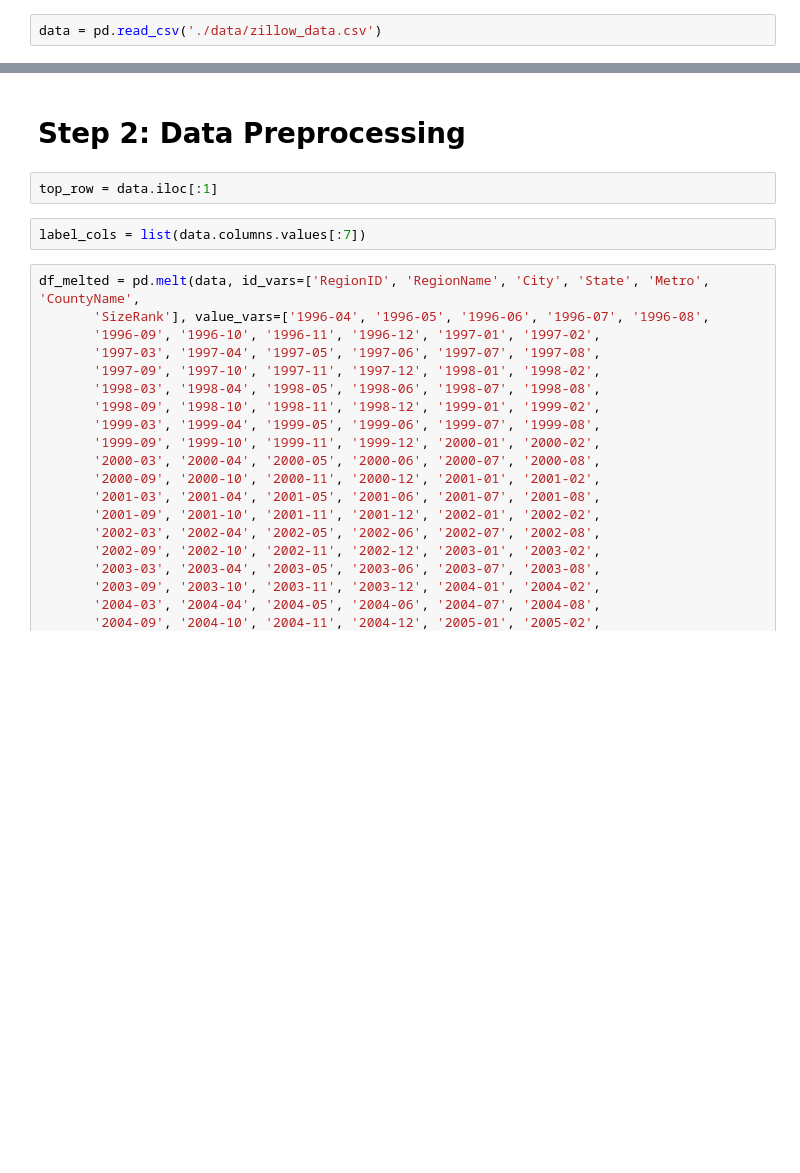
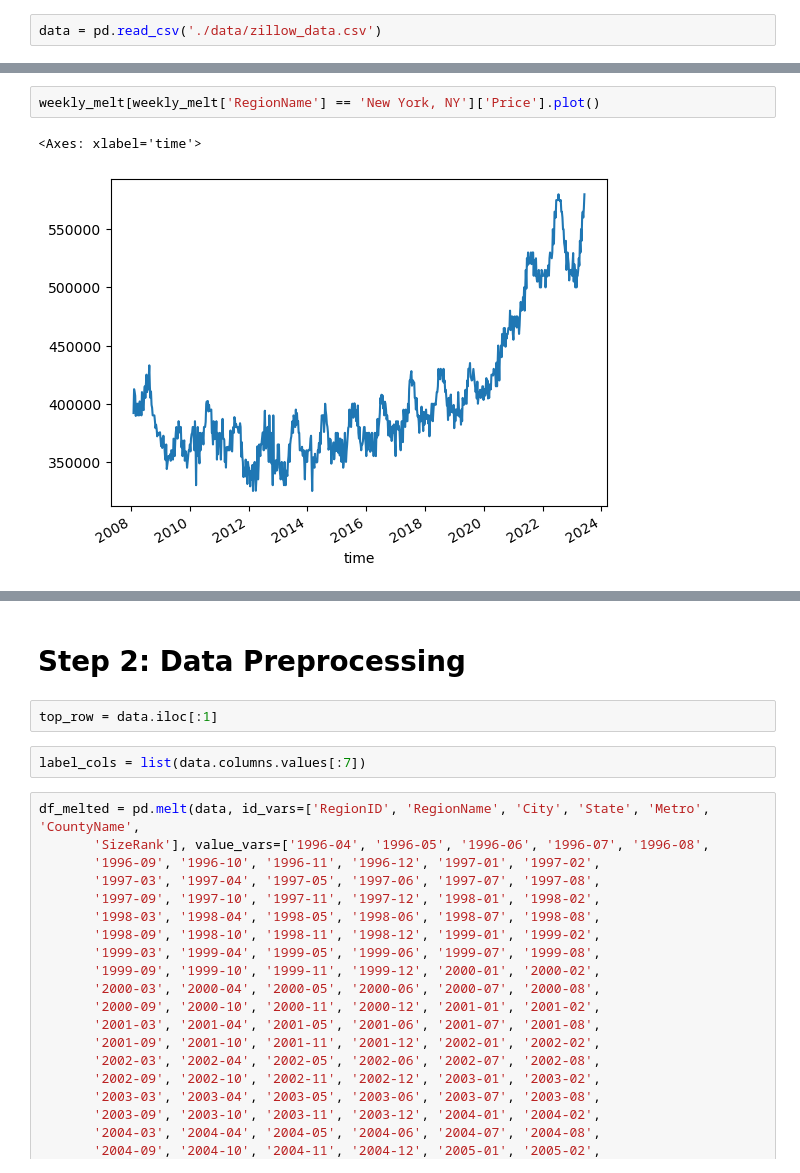
Before and after one commit to ewestrich/Investment-Time-Series-Forecasting, a Jupyter notebook: Time-Series-Notebook.ipynb, the cells around one changed output, grey strips where cells are left out. Drawn from its saved outputs; the diff is of its cells as text; blank space fills up the shorter version.

```diff
--- a/Time-Series-Notebook.ipynb
+++ b/Time-Series-Notebook.ipynb
@@ -29,0 +211,5 @@ data = pd.read_csv('./data/zillow_data.csv')
+# %%
+weekly_melt[weekly_melt['RegionName'] == 'New York, NY']['Price'].plot()
+# %% [output]
+<Axes: xlabel='time'>
+[figure, added]
```
Also changed, not shown: parts of 207 cells of this notebook, 1 other file.
